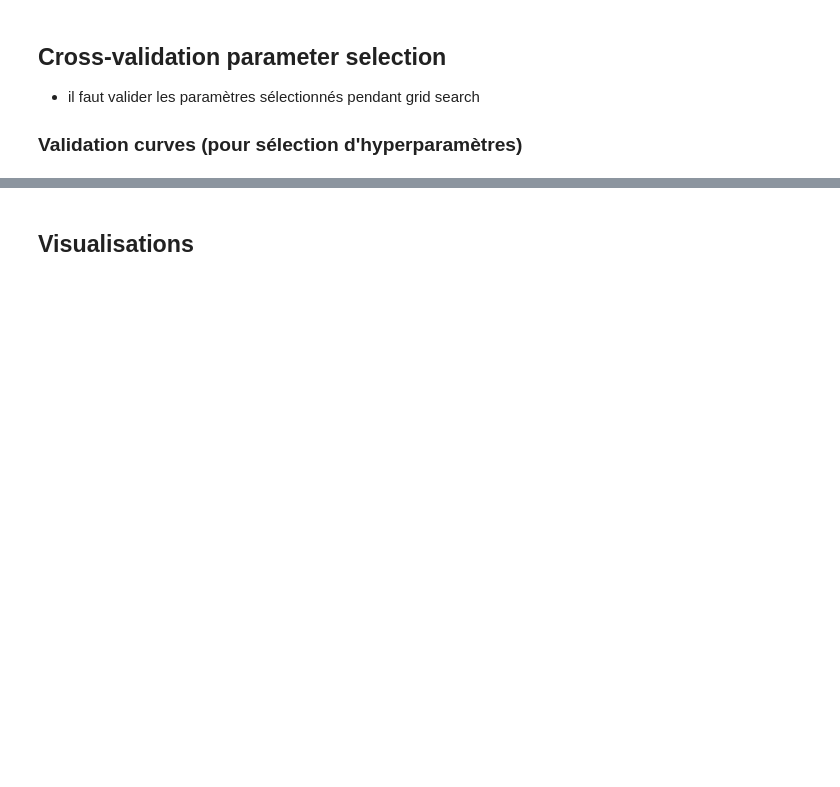
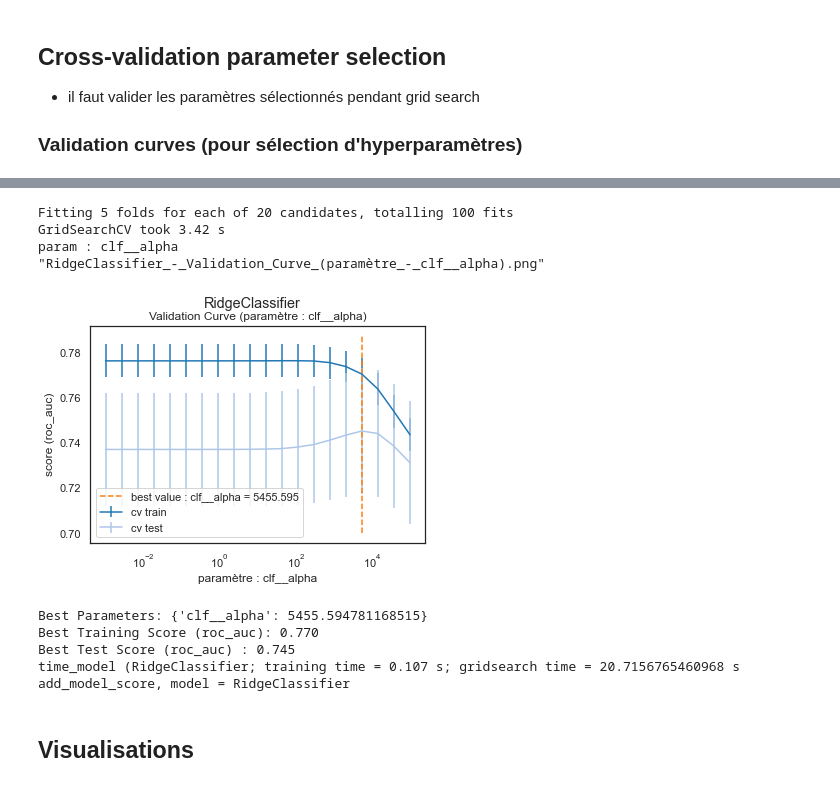
Before and after one commit to mrcreasey/oc-ds-p7-scoring-dashboard, a Jupyter notebook: code/P7_modelisation.ipynb, the cells around one changed output, grey strips where cells are left out. Cells and saved outputs as stored; diff of their text form; code cells hidden in the pictures; blank space fills up the shorter version.

```diff
--- a/code/P7_modelisation.ipynb
+++ b/code/P7_modelisation.ipynb
@@ -238,6 +239,21 @@ print(is_log_scale(np.logspace(2, 8, 10)))
 False
 False
 True
+# %%
+import math
+
+
+def round_digits(a_number, significant_digits=2):
+    # https://stackoverflow.com/questions/374316/round-a-double-to-x-significant-figures
+    return round(a_number, significant_digits - int(math.floor(math.log10(abs(a_number)))) - 1)
+# %%
+# import time as time_module
+def get_time():
+    """
+    return time now, without errors caused by references to time everywhere
+    """
+    now = time_module.time()
+    return now
 # %% [markdown]
 # Import des données nettoyés
 # %%
@@ -999,7 +1015,7 @@ print(performance_metrics(y_true1, y_pred1))
 df_resultats = pd.DataFrame()
 
 
-def add_model_score(df: pd.DataFrame = None, model_name: str = 'none', ARI: float = 0, k: int = 0, **kwargs):
+def add_perf_metrics(df: pd.DataFrame = None, model_name: str = 'none', ARI: float = 0, k: int = 0, **kwargs):
     global df_resultats
     if df is None:
         df = df_resultats
@@ -1011,7 +1027,7 @@ def add_model_score(df: pd.DataFrame = None, model_name: str = 'none', ARI: floa
 
 
 # test
-add_model_score(pd.DataFrame(), optimizer='adam', k=7)
+add_perf_metrics(pd.DataFrame(), optimizer='adam', k=7)
 # %% [output]
 |  | model | optimizer |
 | 0 | none | adam |
@@ -1190,3 +1505,25 @@ best_clf=gs.best_estimator_
+# %%
+model_name='RidgeClassifier'
+smt=SMOTE(random_state=RANDOM_SEED)
+ridge=RidgeClassifier()
+model_pipeline= imbpipeline.Pipeline([
+    ('sampling',smt),
+    ('clf',ridge)])
+param_grid={'clf__alpha':np.logspace(-3, 5, 20)}
+gs = search_best_model(model_name, model_pipeline,
+                       param_grid, x_train_prep, y_train)
+y_pred=score_model(model_name,gs,x_train_prep,y_train,x_test_prep,y_test)
+# %% [output]
+Fitting 5 folds for each of 20 candidates, totalling 100 fits
+GridSearchCV took 3.42 s
+param : clf__alpha
+"RidgeClassifier_-_Validation_Curve_(paramètre_-_clf__alpha).png"
+[figure, added]
+Best Parameters: {'clf__alpha': 5455.594781168515}
+Best Training Score (roc_auc): 0.770
+Best Test Score (roc_auc) : 0.745
+time_model (RidgeClassifier; training time = 0.107 s; gridsearch time = 20.7156765460968 s
+add_model_score, model = RidgeClassifier
 # %% [markdown]
 ## Visualisations
 # %% [markdown]
```
Also changed, not shown: parts of 40 cells of this notebook.
